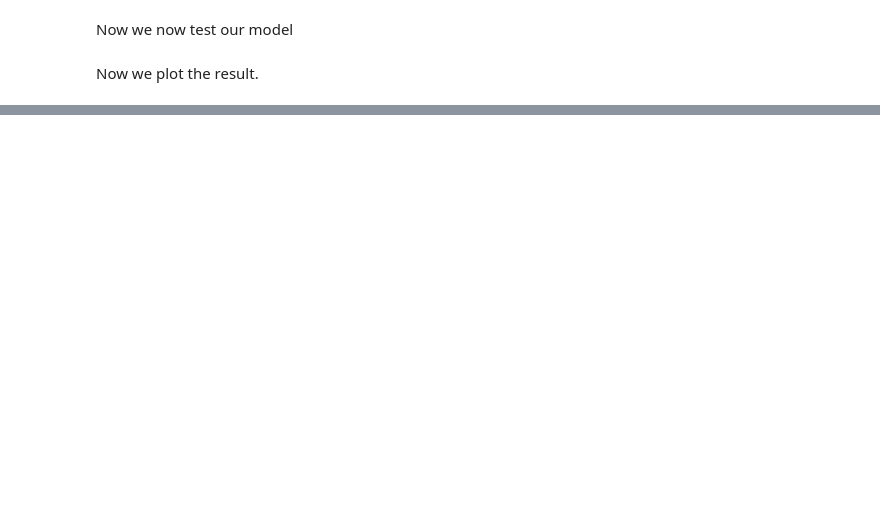
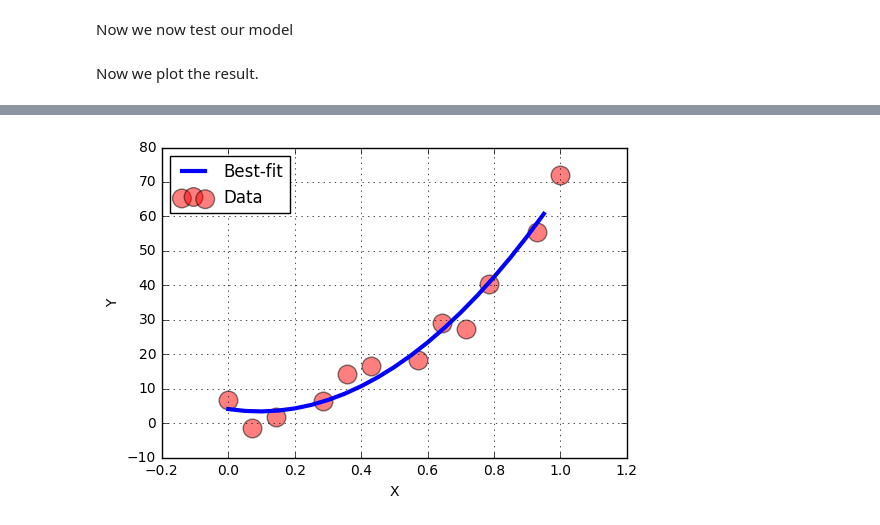
Before and after one commit to equadratures/equadratures, a Jupyter notebook: ipython-notebooks/Regression1D.ipynb, the cells around one changed output, grey strips where cells are left out. Cells and saved outputs as stored; diff of their text form; code cells hidden in the pictures; blank space fills up the shorter version.

```diff
--- a/ipython-notebooks/Regression1D.ipynb
+++ b/ipython-notebooks/Regression1D.ipynb
@@ -51,0 +52,14 @@ Now, what if we wish to fit a quadratic model>
+# %%
+poly2 = PolyFit(x_train.T, y_train.T, 'quadratic')
+y_test = poly2.testPolynomial(x_test.T)
+# %%
+fig = plt.figure()
+plt.grid()
+plt.scatter(x_train, y_train, s=180, c='red', alpha=0.5, label="Data")
+plt.plot(x_test.T, y_test.T, '-' , linewidth=3,label="Best-fit")
+plt.xlabel('X')
+plt.ylabel('Y')
+plt.legend(loc=2)
+plt.show()
+# %% [output]
+[figure, added]
```
Also changed, not shown: parts of 6 cells of this notebook, 1 other file.
